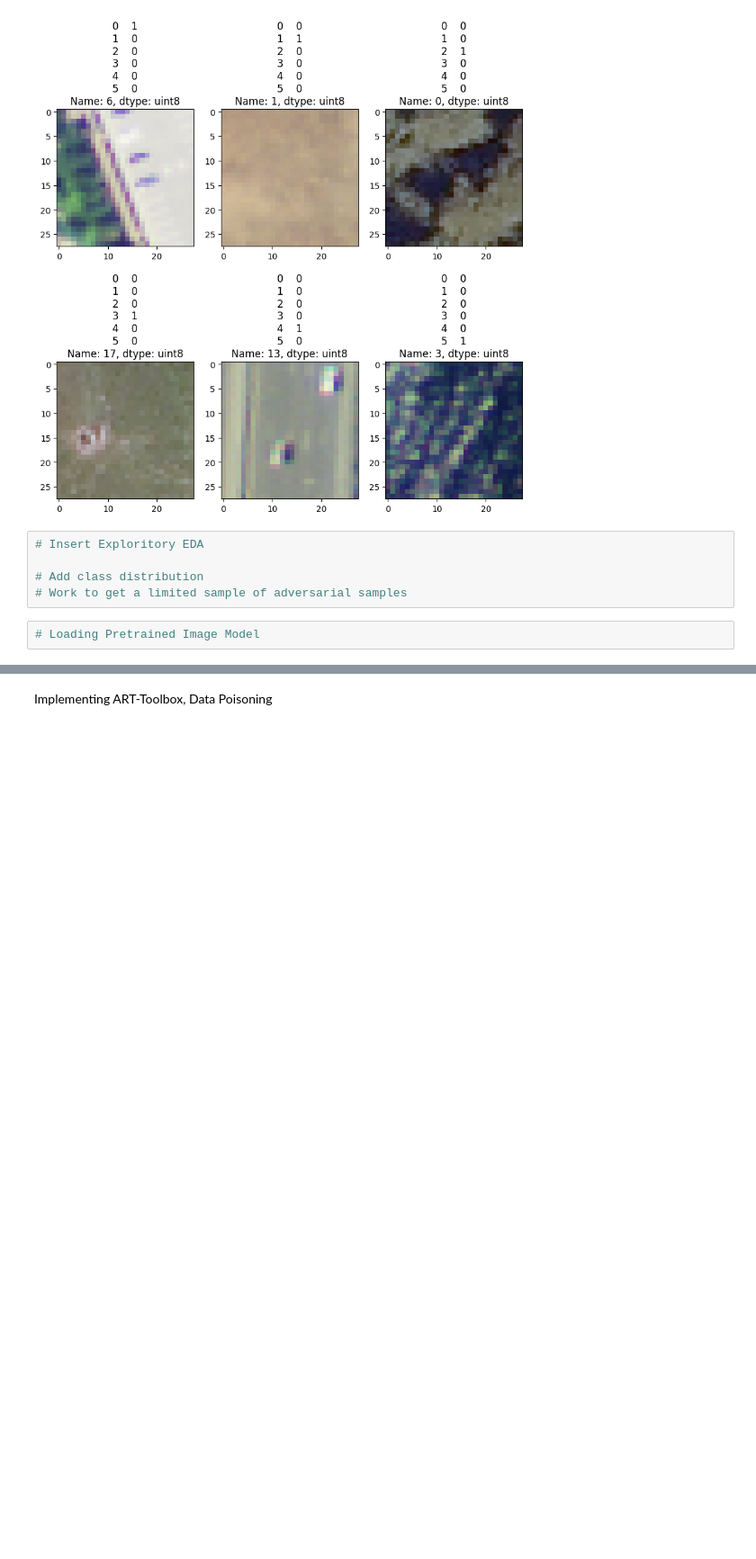
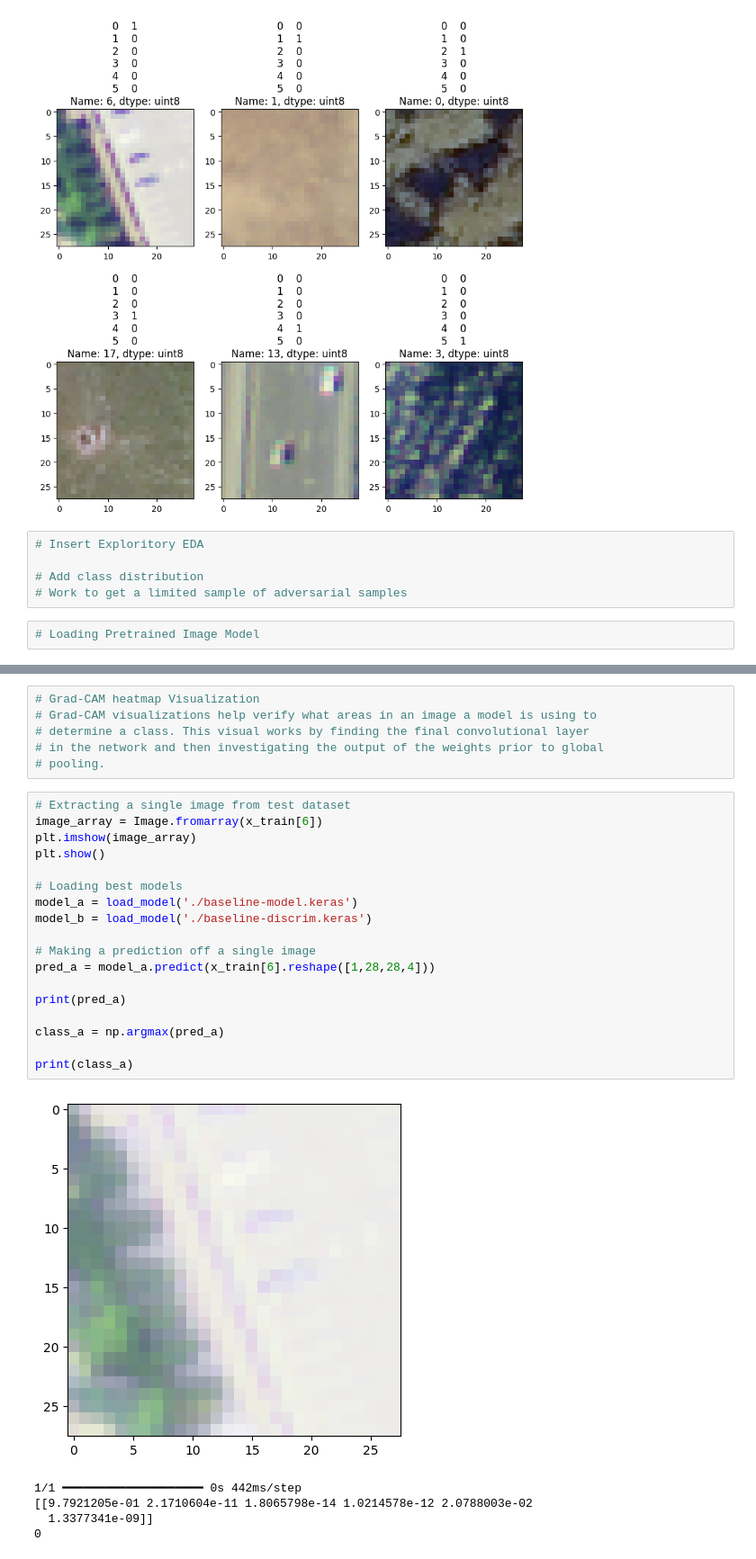
Before and after one commit to sgmurphy00/TOOLS1, a Jupyter notebook: ART_Implementation.ipynb, the cells around one changed output, grey strips where cells are left out. Shown: that part at 90% size. Saved outputs shown, nothing was run; the diff lists cells and outputs as text; blank space fills up the shorter version.

Commit message:
Implemented Grad-CAM!

```diff
--- a/ART_Implementation.ipynb
+++ b/ART_Implementation.ipynb
@@ -285,2 +353,30 @@ plt.show()
-# %% [markdown]
-Implementing ART-Toolbox, Data Poisoning
+# %%
+# Grad-CAM heatmap Visualization
+# Grad-CAM visualizations help verify what areas in an image a model is using to
+# determine a class. This visual works by finding the final convolutional layer
+# in the network and then investigating the output of the weights prior to global
+# pooling.
+# %%
+# Extracting a single image from test dataset
+image_array = Image.fromarray(x_train[6])
+plt.imshow(image_array)
+plt.show()
+
+# Loading best models
+model_a = load_model('./baseline-model.keras')
+model_b = load_model('./baseline-discrim.keras')
+
+# Making a prediction off a single image
+pred_a = model_a.predict(x_train[6].reshape([1,28,28,4]))
+
+print(pred_a)
+
+class_a = np.argmax(pred_a)
+
+print(class_a)
+# %% [output]
+[figure, added]
+1/1 ━━━━━━━━━━━━━━━━━━━━ 0s 442ms/step
+[[9.7921205e-01 2.1710604e-11 1.8065798e-14 1.0214578e-12 2.0788003e-02
+  1.3377341e-09]]
+0
```
Also changed, not shown: parts of 12 cells of this notebook.
